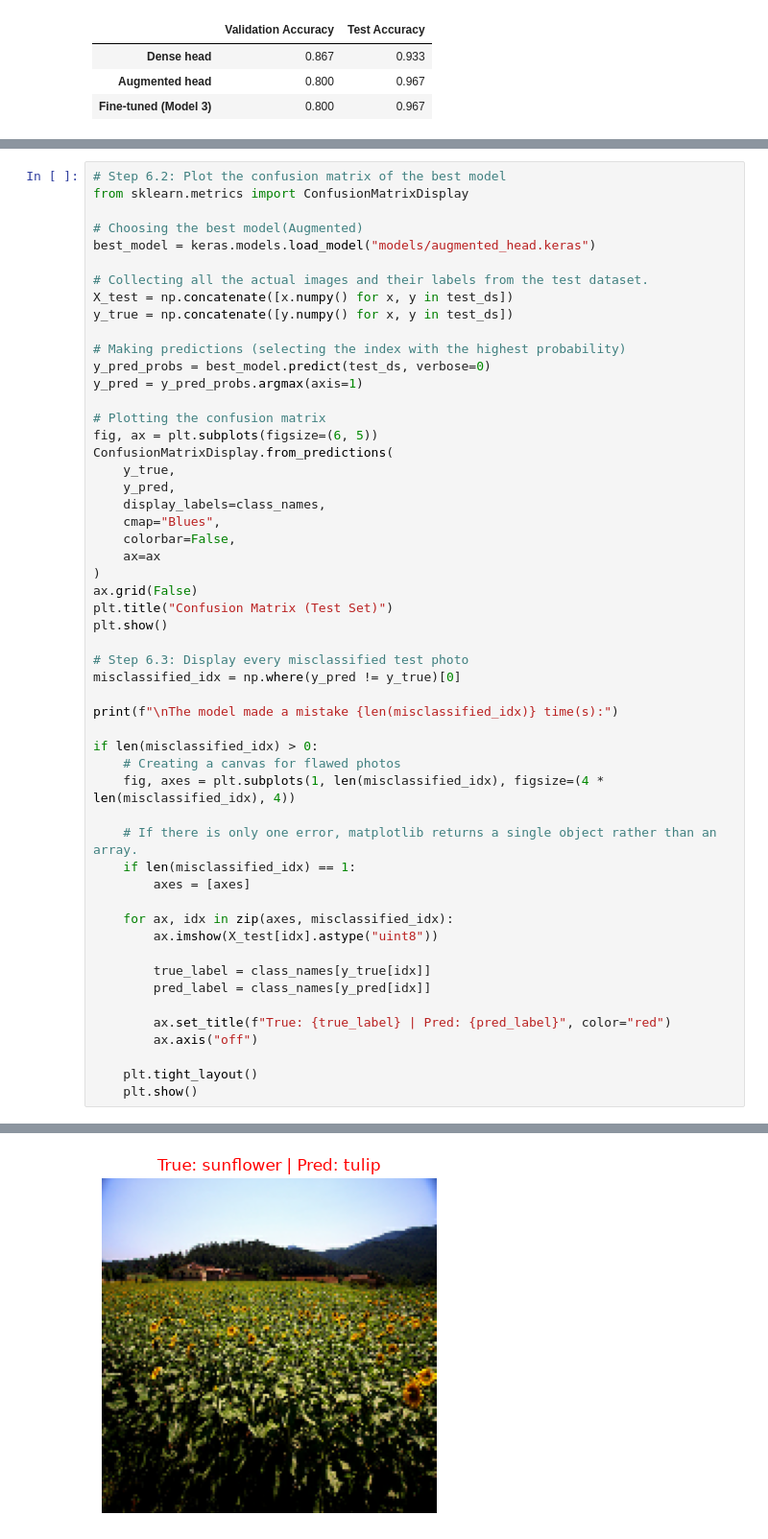
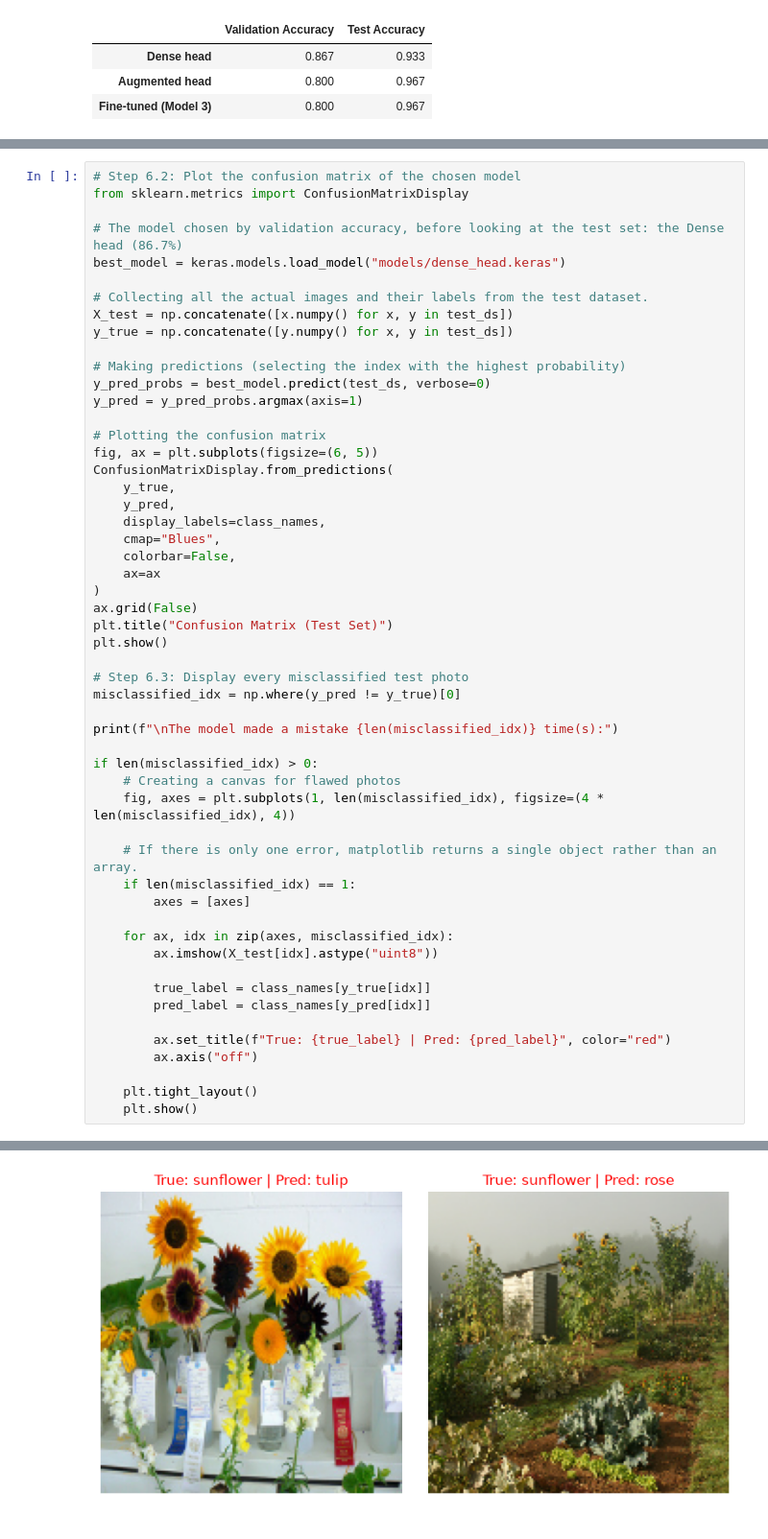
Before and after one commit to NicolaiTurcan/amle-project-flowers, a Jupyter notebook: 01_flower_classification_project.ipynb, the cells around one changed output, grey strips where cells are left out. Shown at 96% size. Cells and saved outputs as stored; diff of their text form.

```diff
--- a/01_flower_classification_project.ipynb
+++ b/01_flower_classification_project.ipynb
@@ -443,9 +447,9 @@ WARNING:tensorflow:6 out of the last 177 calls to <function TensorFlowTrainer._m
 # %%
-# Step 6.2: Plot the confusion matrix of the best model
+# Step 6.2: Plot the confusion matrix of the chosen model
 from sklearn.metrics import ConfusionMatrixDisplay
 
-# Choosing the best model(Augmented)
-best_model = keras.models.load_model("models/augmented_head.keras")
+# The model chosen by validation accuracy, before looking at the test set: the Dense head (86.7%)
+best_model = keras.models.load_model("models/dense_head.keras")
 
 # Collecting all the actual images and their labels from the test dataset.
 X_test = np.concatenate([x.numpy() for x, y in test_ds])
@@ -499,4 +503,4 @@ The model made a mistake 1 time(s):
-[figure, old version]
+[figure, new version]
 # %% [markdown]
 ## Summary & Business Conclusion
 
```
Also changed, not shown: parts of 3 cells of this notebook, 5 other files.
